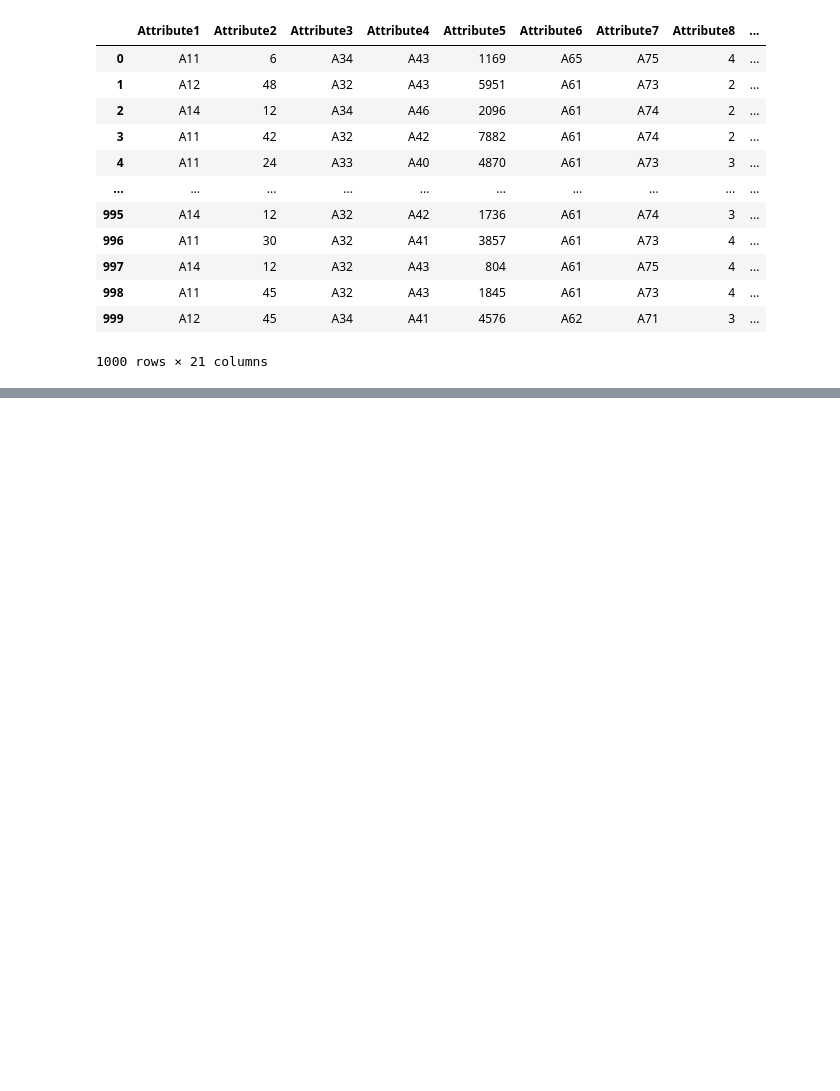
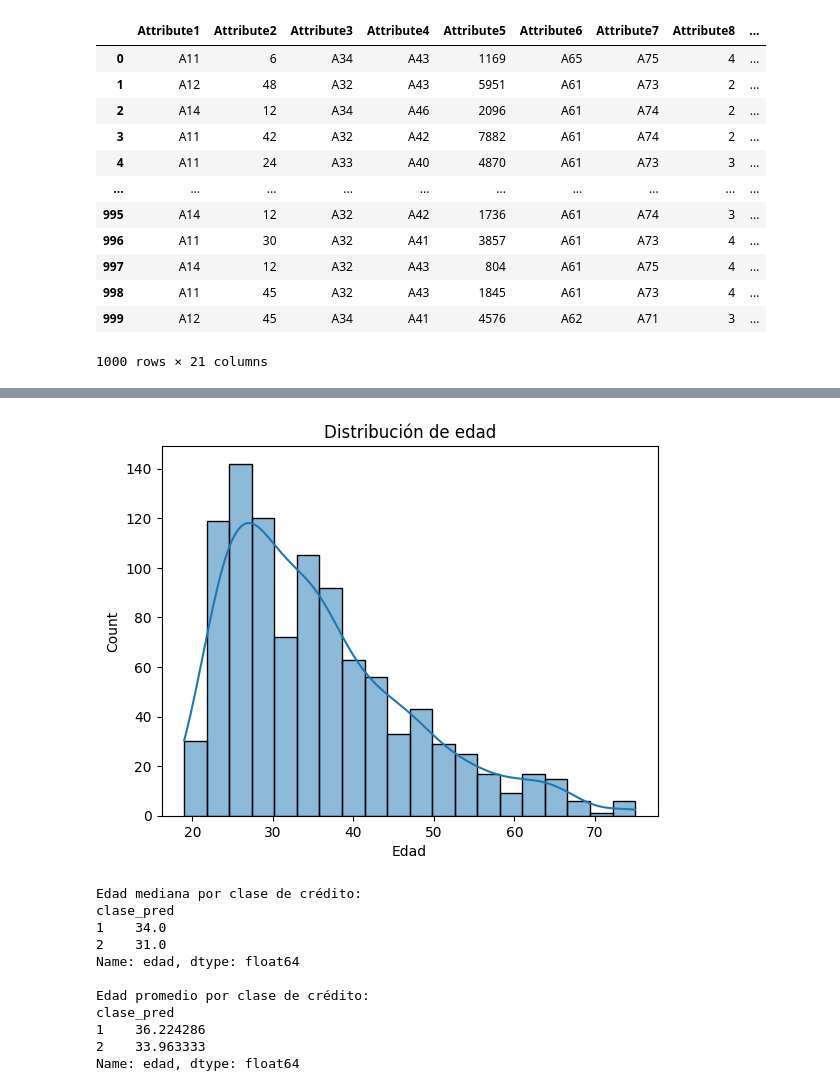
Before and after one commit to lucasbarreiroe/Analisis-sobre-la-otorgacion-de-creditos, a Jupyter notebook: notebook.ipynb, the cells around one changed output, grey strips where cells are left out. Saved outputs shown, nothing was run; the diff lists cells and outputs as text; code cells hidden in the pictures; blank space fills up the shorter version.

```diff
--- a/notebook.ipynb
+++ b/notebook.ipynb
@@ -145,0 +258,26 @@ for attr, mapping in attribute_map.items():
+# %%
+# Histograma de edad
+sns.histplot(df['edad'], bins=20, kde=True)
+plt.title("Distribución de edad")
+plt.xlabel("Edad")
+plt.show()
+
+# Edad promedio por clase
+print("\nEdad mediana por clase de crédito:")
+print(df.groupby('clase_pred')['edad'].median())
+
+print("\nEdad promedio por clase de crédito:")
+print(df.groupby('clase_pred')['edad'].mean())
+# %% [output]
+[figure, added]
+Edad mediana por clase de crédito:
+clase_pred
+1    34.0
+2    31.0
+Name: edad, dtype: float64
+
+Edad promedio por clase de crédito:
+clase_pred
+1    36.224286
+2    33.963333
+Name: edad, dtype: float64
```
Also changed, not shown: parts of 11 cells of this notebook.
